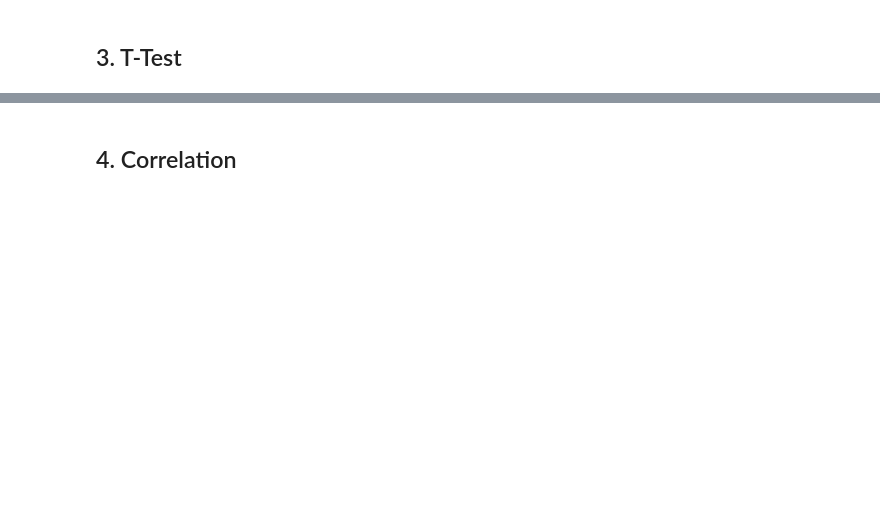
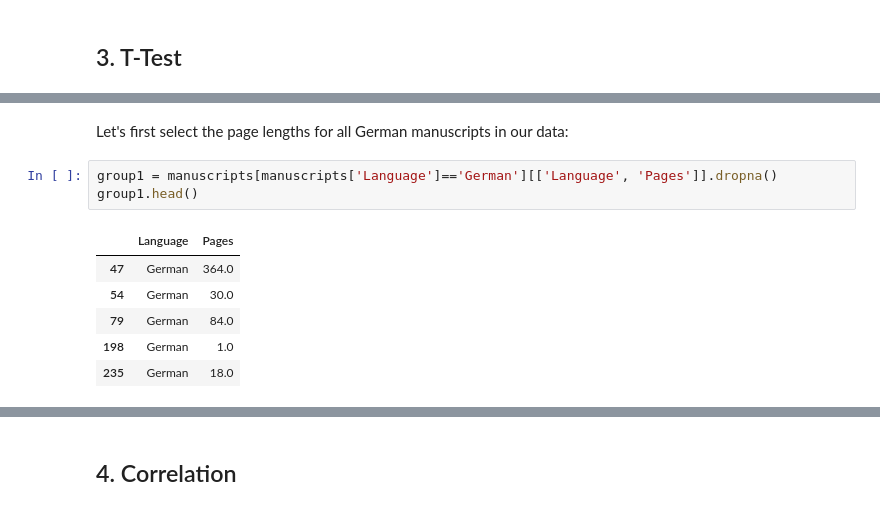
Before and after one commit to ds-modules/MEDST-250, a Jupyter notebook: 03-Intro_to_Stats/Statistics.ipynb, the cells around one changed output, grey strips where cells are left out. Cells and saved outputs as stored; diff of their text form; blank space fills up the shorter version.

```diff
--- a/03-Intro_to_Stats/Statistics.ipynb
+++ b/03-Intro_to_Stats/Statistics.ipynb
@@ -284,0 +295,12 @@ Ttest_indResult(statistic=-2.820794878955899, pvalue=0.0048904735102955708)
+# %% [markdown]
+Let's first select the page lengths for all German manuscripts in our data:
+# %%
+group1 = manuscripts[manuscripts['Language']=='German'][['Language', 'Pages']].dropna()
+group1.head()
+# %% [output]
+|  | Language | Pages |
+| 47 | German | 364.0 |
+| 54 | German | 30.0 |
+| 79 | German | 84.0 |
+| 198 | German | 1.0 |
+| 235 | German | 18.0 |
```
Also changed, not shown: parts of 18 cells of this notebook.
